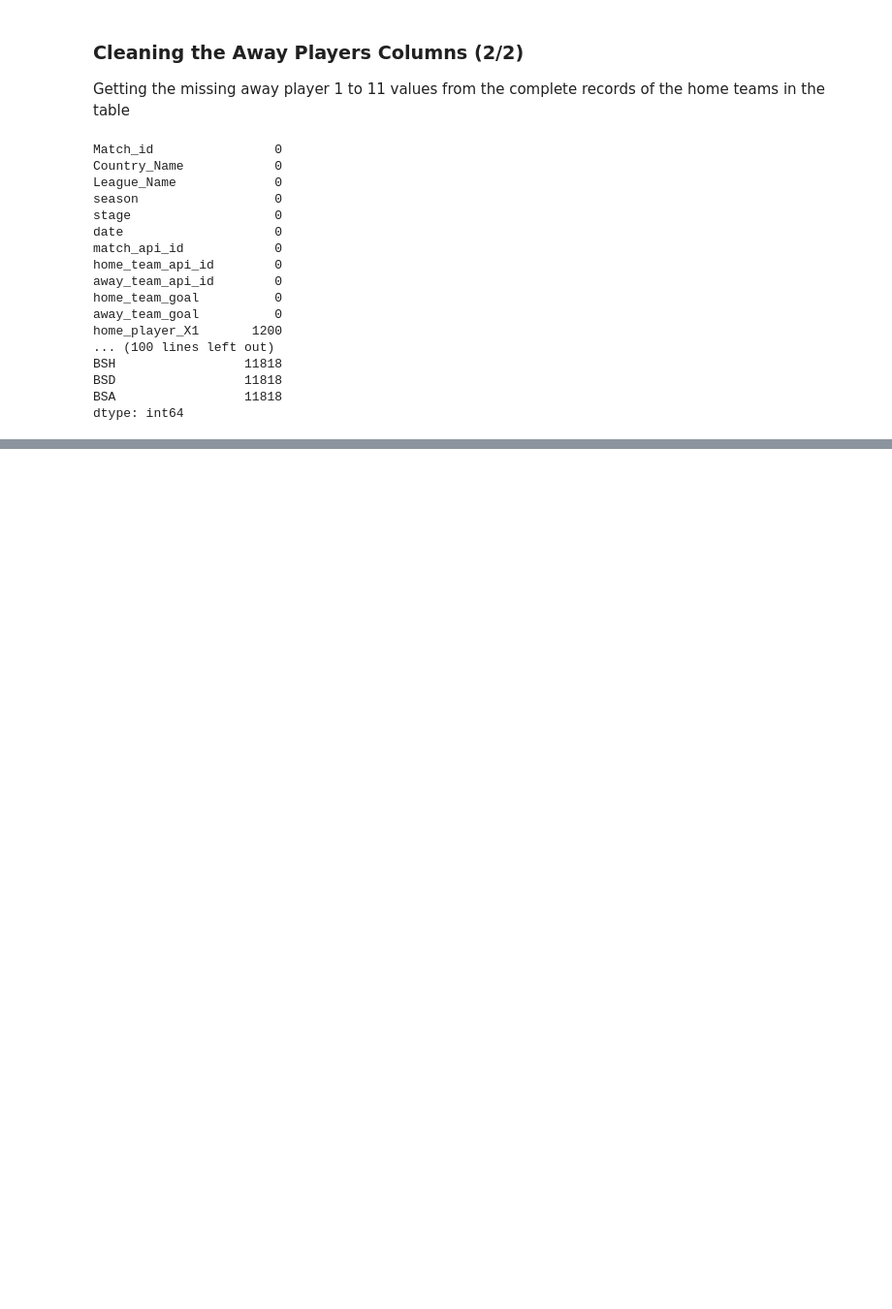
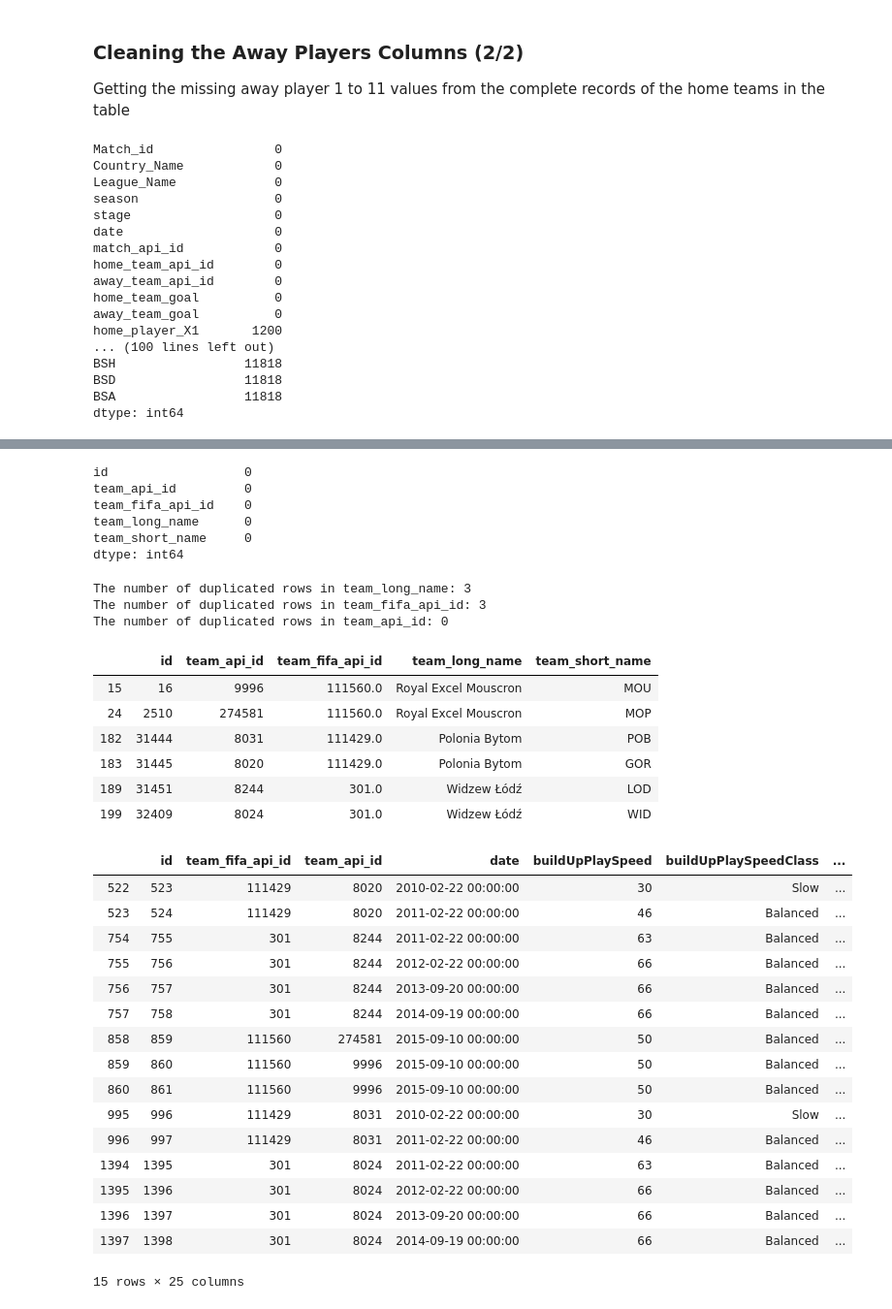
Before and after one commit to AmgadAshraf/EuropeanSoccer, a Jupyter notebook: ProjectNotebook.ipynb, the cells around one changed output, grey strips where cells are left out. Shown: that part at 97% size. Saved outputs shown, nothing was run; the diff lists cells and outputs as text; code cells hidden in the pictures; blank space fills up the shorter version.

Commit message:
team table cleaned

```diff
--- a/ProjectNotebook.ipynb
+++ b/ProjectNotebook.ipynb
@@ -639,0 +665,58 @@ dtype: int64
+# %%
+team_df.dropna(inplace=True)
+missing_values_count_team = team_df.isnull().sum()
+print(missing_values_count_team)
+# %% [output]
+id                  0
+team_api_id         0
+team_fifa_api_id    0
+team_long_name      0
+team_short_name     0
+dtype: int64
+# %%
+duplicateRowsTeamDF = team_df[team_df.duplicated(['team_long_name'])]
+duplicatePercentage = duplicateRowsTeamDF.shape[0]
+print('The number of duplicated rows in team_long_name: ' + str(duplicatePercentage))
+
+duplicateRowsTeamDF = team_df[team_df.duplicated(['team_fifa_api_id'])]
+duplicatePercentage = duplicateRowsTeamDF.shape[0]
+print('The number of duplicated rows in team_fifa_api_id: ' + str(duplicatePercentage))
+
+duplicateRowsTeamDF = team_df[team_df.duplicated(['team_api_id'])]
+duplicatePercentage = duplicateRowsTeamDF.shape[0]
+print('The number of duplicated rows in team_api_id: ' + str(duplicatePercentage))
+# %% [output]
+The number of duplicated rows in team_long_name: 3
+The number of duplicated rows in team_fifa_api_id: 3
+The number of duplicated rows in team_api_id: 0
+# %%
+duplicate_rows_df= team_df[team_df.duplicated(['team_fifa_api_id', 'team_long_name'], keep=False)]
+display(duplicate_rows_df)
+target_team_api_id=duplicate_rows_df['team_fifa_api_id'].tolist()
+teamAttributes_subset=teamAttributes_df.loc[teamAttributes_df['team_fifa_api_id'].isin(target_team_api_id)]
+display(teamAttributes_subset)
+# %% [output]
+|  | id | team_api_id | team_fifa_api_id | team_long_name | team_short_name |
+| 15 | 16 | 9996 | 111560.0 | Royal Excel Mouscron | MOU |
+| 24 | 2510 | 274581 | 111560.0 | Royal Excel Mouscron | MOP |
+| 182 | 31444 | 8031 | 111429.0 | Polonia Bytom | POB |
+| 183 | 31445 | 8020 | 111429.0 | Polonia Bytom | GOR |
+| 189 | 31451 | 8244 | 301.0 | Widzew Łódź | LOD |
+| 199 | 32409 | 8024 | 301.0 | Widzew Łódź | WID |
+|  | id | team_fifa_api_id | team_api_id | date | buildUpPlaySpeed | buildUpPlaySpeedClass | ... |
+| 522 | 523 | 111429 | 8020 | 2010-02-22 00:00:00 | 30 | Slow | ... |
+| 523 | 524 | 111429 | 8020 | 2011-02-22 00:00:00 | 46 | Balanced | ... |
+| 754 | 755 | 301 | 8244 | 2011-02-22 00:00:00 | 63 | Balanced | ... |
+| 755 | 756 | 301 | 8244 | 2012-02-22 00:00:00 | 66 | Balanced | ... |
+| 756 | 757 | 301 | 8244 | 2013-09-20 00:00:00 | 66 | Balanced | ... |
+| 757 | 758 | 301 | 8244 | 2014-09-19 00:00:00 | 66 | Balanced | ... |
+| 858 | 859 | 111560 | 274581 | 2015-09-10 00:00:00 | 50 | Balanced | ... |
+| 859 | 860 | 111560 | 9996 | 2015-09-10 00:00:00 | 50 | Balanced | ... |
+| 860 | 861 | 111560 | 9996 | 2015-09-10 00:00:00 | 50 | Balanced | ... |
+| 995 | 996 | 111429 | 8031 | 2010-02-22 00:00:00 | 30 | Slow | ... |
+| 996 | 997 | 111429 | 8031 | 2011-02-22 00:00:00 | 46 | Balanced | ... |
+| 1394 | 1395 | 301 | 8024 | 2011-02-22 00:00:00 | 63 | Balanced | ... |
+| 1395 | 1396 | 301 | 8024 | 2012-02-22 00:00:00 | 66 | Balanced | ... |
+| 1396 | 1397 | 301 | 8024 | 2013-09-20 00:00:00 | 66 | Balanced | ... |
+| 1397 | 1398 | 301 | 8024 | 2014-09-19 00:00:00 | 66 | Balanced | ... |
+15 rows × 25 columns
```
Also changed, not shown: parts of 5 cells of this notebook.
